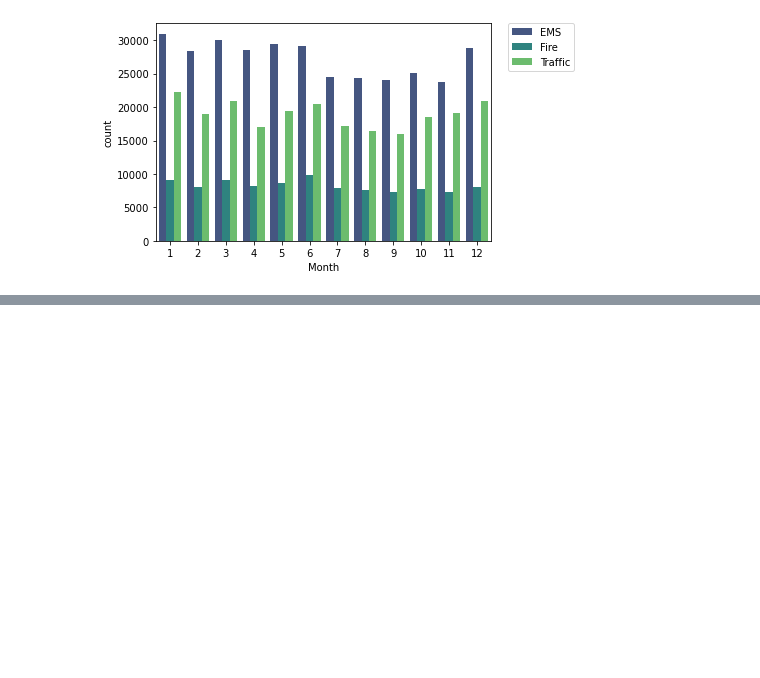
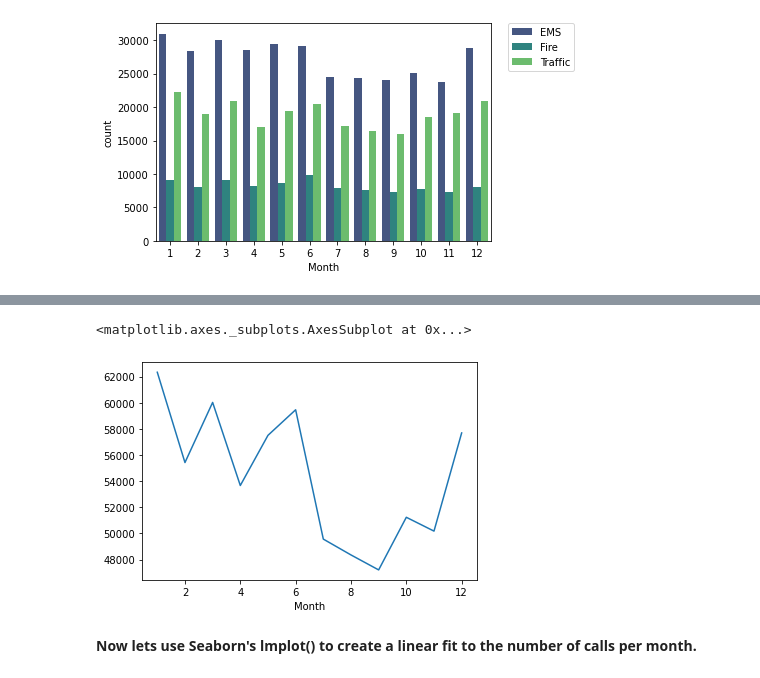
Before and after one commit to iNERO9/911_Calls_Analysis, a Jupyter notebook: 911_Call_Analysis.ipynb, the cells around one changed output, grey strips where cells are left out. Drawn from its saved outputs; the diff is of its cells as text; code cells hidden in the pictures; blank space fills up the shorter version.

```diff
--- a/911_Call_Analysis.ipynb
+++ b/911_Call_Analysis.ipynb
@@ -199,0 +202,2 @@ plt.legend(bbox_to_anchor =(1.05,1), loc =2, borderaxespad=0. )
+# %%
+byMonth = df.groupby('Month').count()
@@ -199,0 +221,7 @@ plt.legend(bbox_to_anchor =(1.05,1), loc =2, borderaxespad=0. )
+# %%
+byMonth['Day'].plot()
+# %% [output]
+<matplotlib.axes._subplots.AxesSubplot at 0x...>
+[figure, added]
+# %% [markdown]
+**Now lets use Seaborn's lmplot() to create a linear fit to the number of calls per month.**
```
Also changed, not shown: parts of 18 cells of this notebook.
